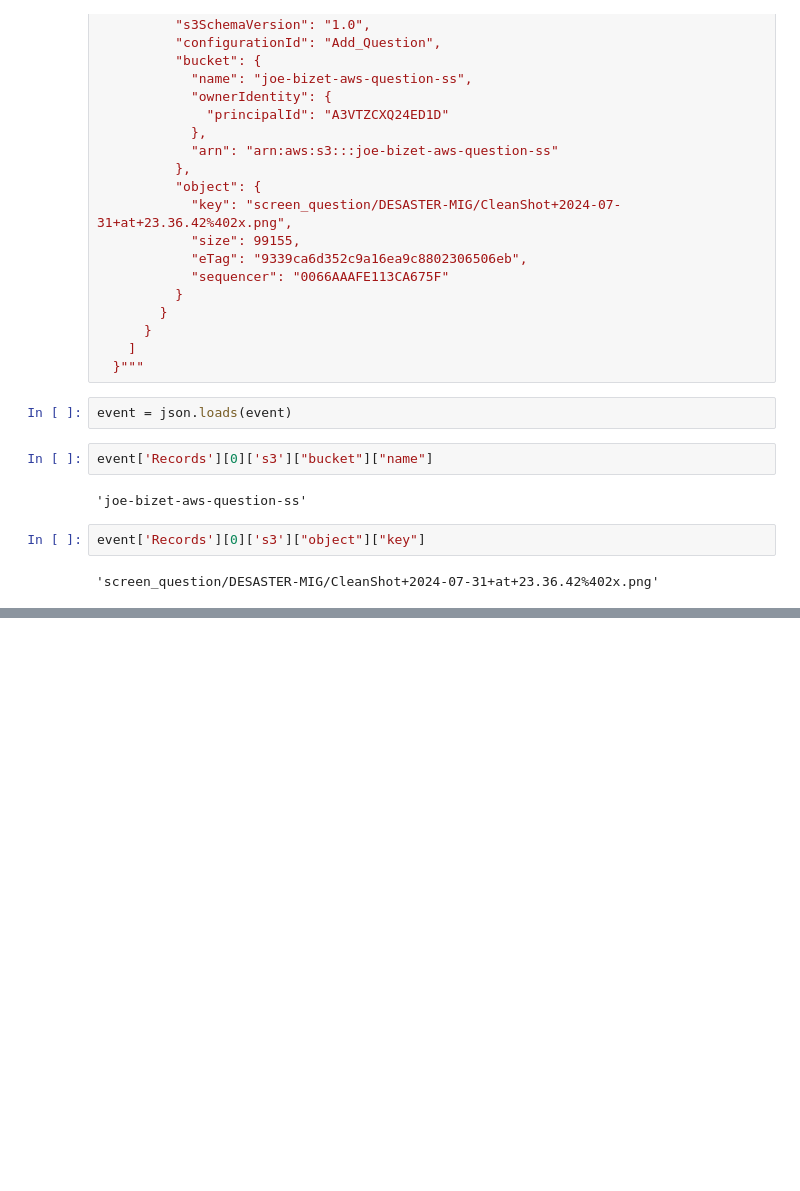
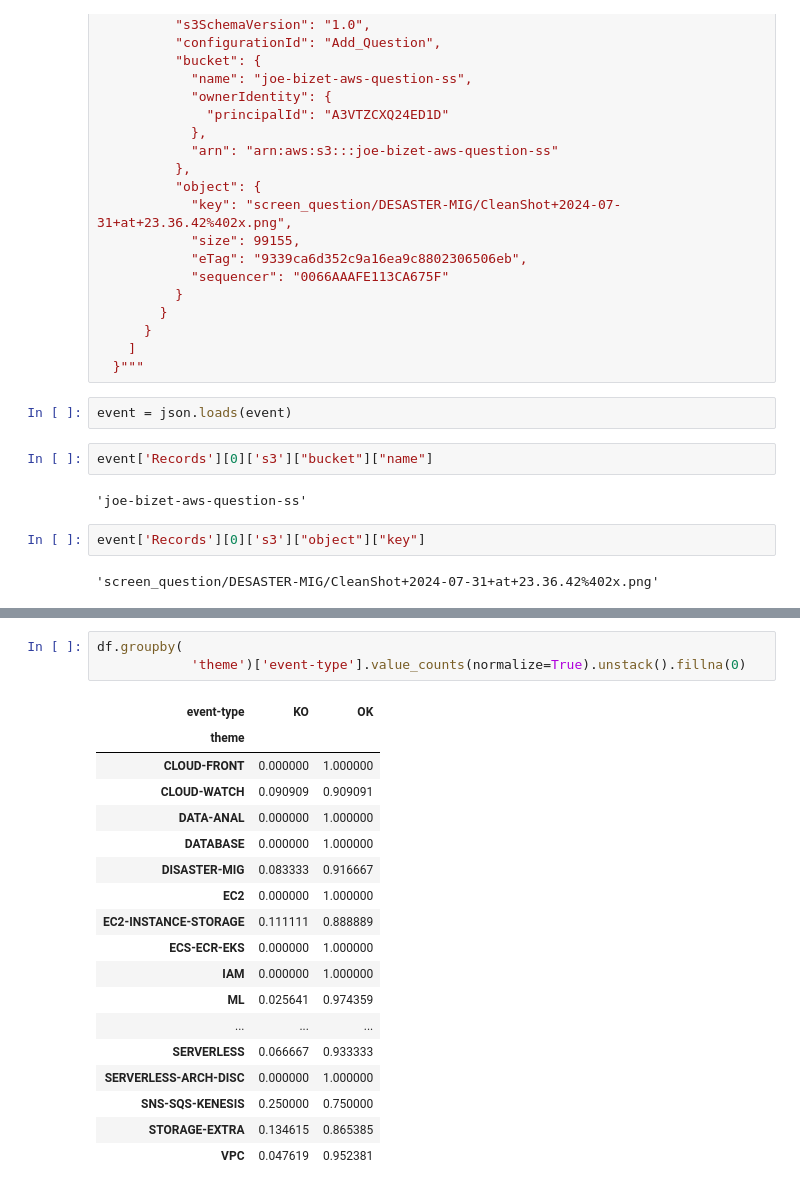
Before and after one commit to Jbdu4493/QCM-AWS-PRACTITIONER, a Jupyter notebook: extract_question.ipynb, the cells around one changed output, grey strips where cells are left out. Drawn from its saved outputs; the diff is of its cells as text; blank space fills up the shorter version.

```diff
--- a/extract_question.ipynb
+++ b/extract_question.ipynb
@@ -318,0 +347,22 @@ event['Records'][0]['s3']["object"]["key"]
+# %%
+df.groupby(
+            'theme')['event-type'].value_counts(normalize=True).unstack().fillna(0)
+# %% [output]
+| event-type | KO | OK |
+| theme |  |  |
+| CLOUD-FRONT | 0.000000 | 1.000000 |
+| CLOUD-WATCH | 0.090909 | 0.909091 |
+| DATA-ANAL | 0.000000 | 1.000000 |
+| DATABASE | 0.000000 | 1.000000 |
+| DISASTER-MIG | 0.083333 | 0.916667 |
+| EC2 | 0.000000 | 1.000000 |
+| EC2-INSTANCE-STORAGE | 0.111111 | 0.888889 |
+| ECS-ECR-EKS | 0.000000 | 1.000000 |
+| IAM | 0.000000 | 1.000000 |
+| ML | 0.025641 | 0.974359 |
+| ... | ... | ... |
+| SERVERLESS | 0.066667 | 0.933333 |
+| SERVERLESS-ARCH-DISC | 0.000000 | 1.000000 |
+| SNS-SQS-KENESIS | 0.250000 | 0.750000 |
+| STORAGE-EXTRA | 0.134615 | 0.865385 |
+| VPC | 0.047619 | 0.952381 |
```
Also changed, not shown: parts of 7 cells of this notebook, 2 other files.
